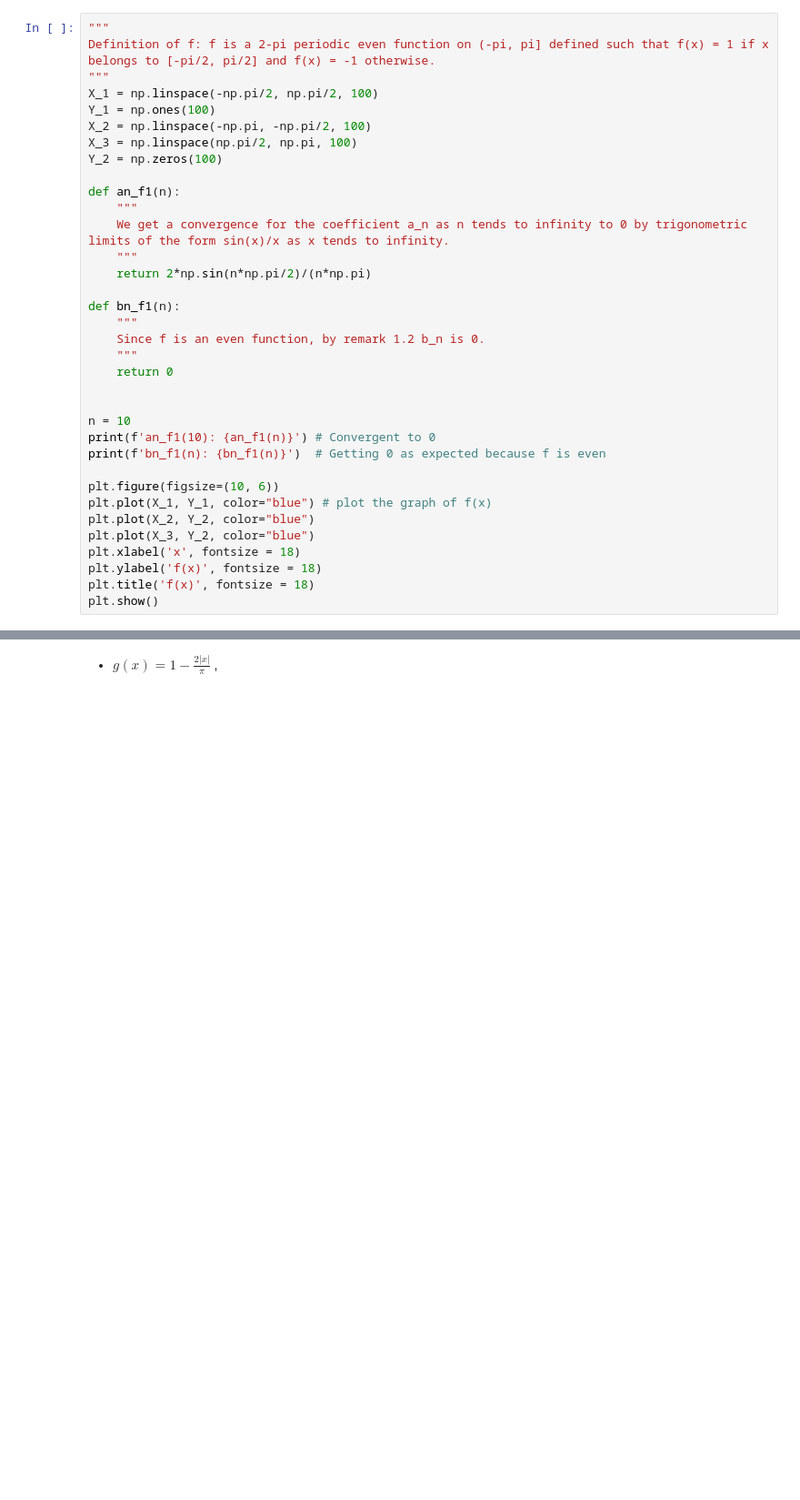
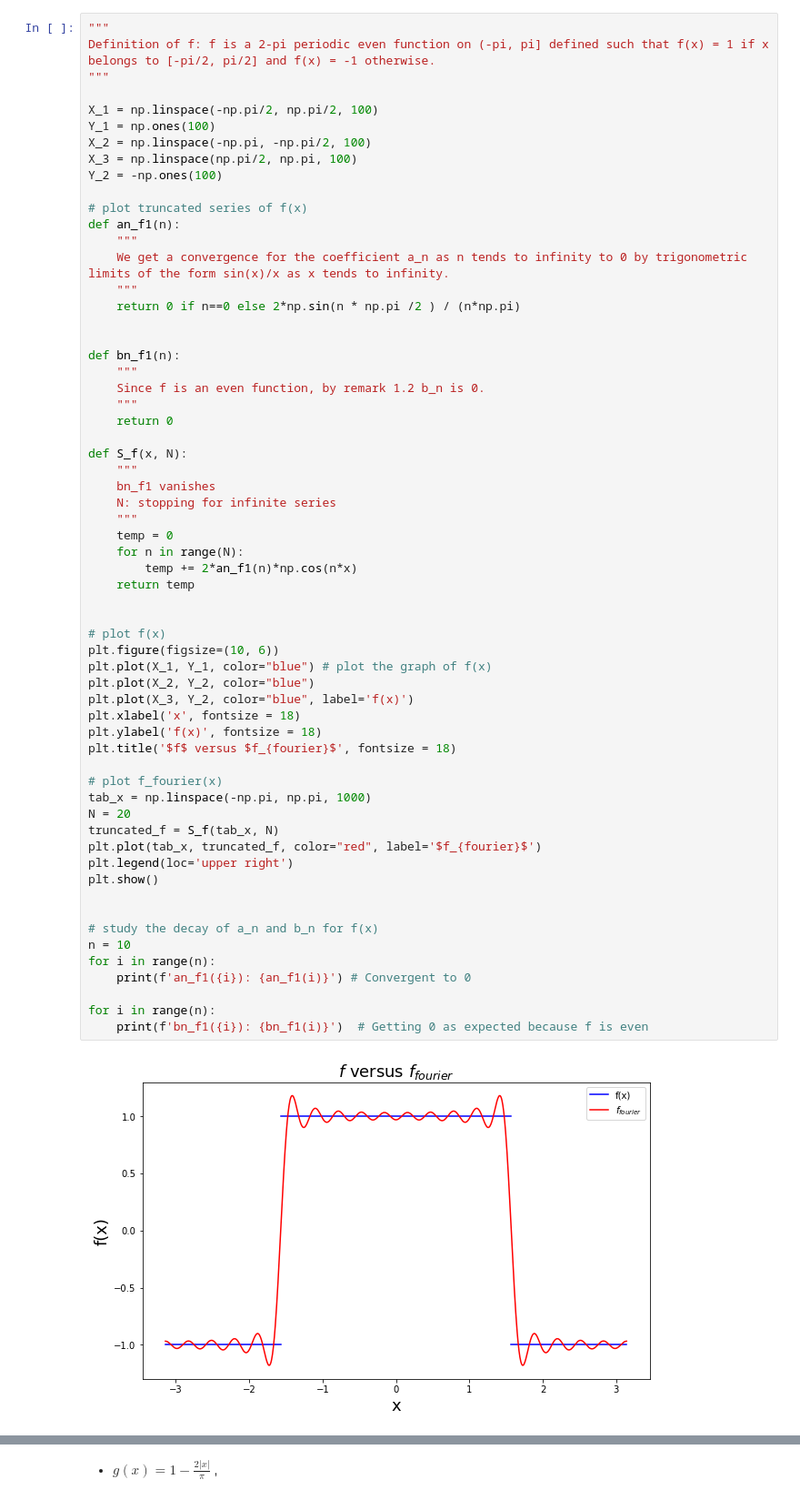
Before and after one commit to Kev1MSL/MAA-106-Project, a Jupyter notebook: Project_Li_Messali.ipynb, the cells around one changed output, grey strips where cells are left out. Shown: that part at 91% size. Saved outputs shown, nothing was run; the diff lists cells and outputs as text; blank space fills up the shorter version.

```diff
--- a/Project_Li_Messali.ipynb
+++ b/Project_Li_Messali.ipynb
@@ -25,36 +48,63 @@ import datetime as dt
 # %%
 """
 Definition of f: f is a 2-pi periodic even function on (-pi, pi] defined such that f(x) = 1 if x belongs to [-pi/2, pi/2] and f(x) = -1 otherwise.
 """
+
 X_1 = np.linspace(-np.pi/2, np.pi/2, 100)
 Y_1 = np.ones(100)
 X_2 = np.linspace(-np.pi, -np.pi/2, 100)
 X_3 = np.linspace(np.pi/2, np.pi, 100)
-Y_2 = np.zeros(100)
+Y_2 = -np.ones(100)
 
+# plot truncated series of f(x)
 def an_f1(n):
     """
     We get a convergence for the coefficient a_n as n tends to infinity to 0 by trigonometric limits of the form sin(x)/x as x tends to infinity.
     """
-    return 2*np.sin(n*np.pi/2)/(n*np.pi)
+    return 0 if n==0 else 2*np.sin(n * np.pi /2 ) / (n*np.pi)
+
 
 def bn_f1(n):
     """
     Since f is an even function, by remark 1.2 b_n is 0.
     """
     return 0
 
+def S_f(x, N):
+    """
+    bn_f1 vanishes
+    N: stopping for infinite series
+    """
+    temp = 0
+    for n in range(N):
+        temp += 2*an_f1(n)*np.cos(n*x)
+    return temp
 
-n = 10
-print(f'an_f1(10): {an_f1(n)}') # Convergent to 0
-print(f'bn_f1(n): {bn_f1(n)}')  # Getting 0 as expected because f is even
 
+# plot f(x)
 plt.figure(figsize=(10, 6))
 plt.plot(X_1, Y_1, color="blue") # plot the graph of f(x)
 plt.plot(X_2, Y_2, color="blue")
-plt.plot(X_3, Y_2, color="blue")
+plt.plot(X_3, Y_2, color="blue", label='f(x)')
 plt.xlabel('x', fontsize = 18)
 plt.ylabel('f(x)', fontsize = 18)
-plt.title('f(x)', fontsize = 18)
+plt.title('$f$ versus $f_{fourier}$', fontsize = 18)
+
+# plot f_fourier(x)
+tab_x = np.linspace(-np.pi, np.pi, 1000)
+N = 20
+truncated_f = S_f(tab_x, N)
+plt.plot(tab_x, truncated_f, color="red", label='$f_{fourier}$')
+plt.legend(loc='upper right')
 plt.show()
+
+
+# study the decay of a_n and b_n for f(x)
+n = 10
+for i in range(n):
+    print(f'an_f1({i}): {an_f1(i)}') # Convergent to 0
+
+for i in range(n):
+    print(f'bn_f1({i}): {bn_f1(i)}')  # Getting 0 as expected because f is even
 # %% [output]
+[figure, new version]
```
Also changed, not shown: parts of 19 cells of this notebook.
